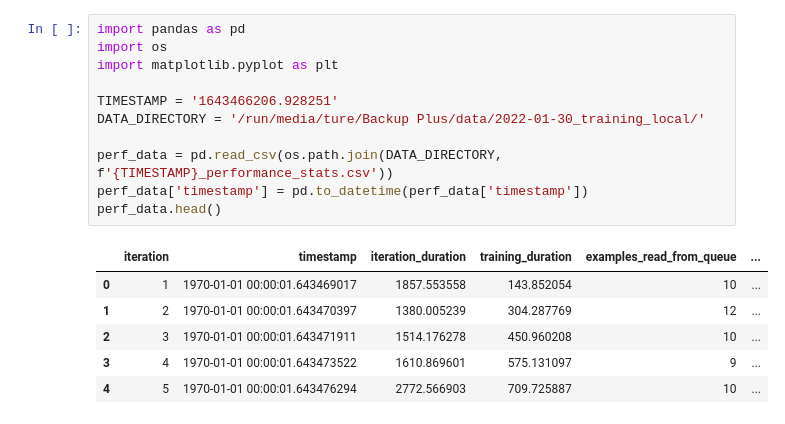
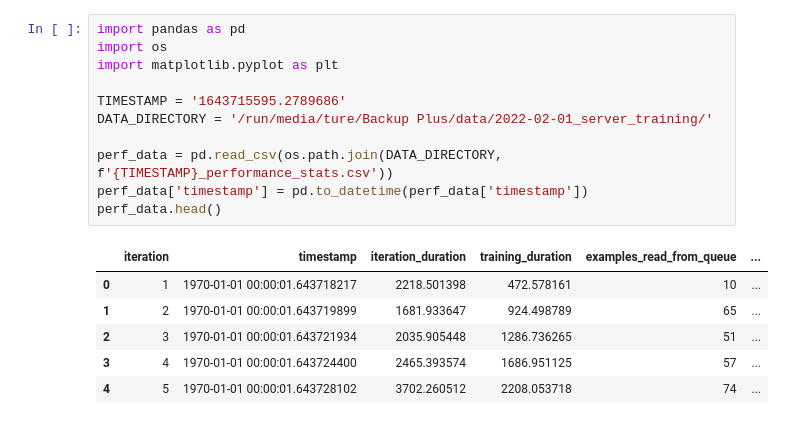
Before and after one commit to campfireman/bachelor-thesis, a Jupyter notebook: code/notebooks/training_overview.ipynb, the cells around one changed output. Saved outputs shown, nothing was run; the diff lists cells and outputs as text.

```diff
--- a/code/notebooks/training_overview.ipynb
+++ b/code/notebooks/training_overview.ipynb
@@ -1,21 +1,21 @@
 # %%
 import pandas as pd
 import os
 import matplotlib.pyplot as plt
 
-TIMESTAMP = '1643466206.928251'
-DATA_DIRECTORY = '/run/media/ture/Backup Plus/data/2022-01-30_training_local/'
+TIMESTAMP = '1643715595.2789686'
+DATA_DIRECTORY = '/run/media/ture/Backup Plus/data/2022-02-01_server_training/'
 
 perf_data = pd.read_csv(os.path.join(DATA_DIRECTORY, f'{TIMESTAMP}_performance_stats.csv'))
 perf_data['timestamp'] = pd.to_datetime(perf_data['timestamp'])
 perf_data.head()
 # %% [output]
 |  | iteration | timestamp | iteration_duration | training_duration | examples_read_from_queue | ... |
-| 0 | 1 | 1970-01-01 00:00:01.643469017 | 1857.553558 | 143.852054 | 10 | ... |
-| 1 | 2 | 1970-01-01 00:00:01.643470397 | 1380.005239 | 304.287769 | 12 | ... |
-| 2 | 3 | 1970-01-01 00:00:01.643471911 | 1514.176278 | 450.960208 | 10 | ... |
-| 3 | 4 | 1970-01-01 00:00:01.643473522 | 1610.869601 | 575.131097 | 9 | ... |
-| 4 | 5 | 1970-01-01 00:00:01.643476294 | 2772.566903 | 709.725887 | 10 | ... |
+| 0 | 1 | 1970-01-01 00:00:01.643718217 | 2218.501398 | 472.578161 | 10 | ... |
+| 1 | 2 | 1970-01-01 00:00:01.643719899 | 1681.933647 | 924.498789 | 65 | ... |
+| 2 | 3 | 1970-01-01 00:00:01.643721934 | 2035.905448 | 1286.736265 | 51 | ... |
+| 3 | 4 | 1970-01-01 00:00:01.643724400 | 2465.393574 | 1686.951125 | 57 | ... |
+| 4 | 5 | 1970-01-01 00:00:01.643728102 | 3702.260512 | 2208.053718 | 74 | ... |
 # %%
 perf_data.plot.bar(x='iteration', y='examples_read_from_queue')
 # %% [output]
```
Also changed, not shown: parts of 7 cells of this notebook, 4 other files.
